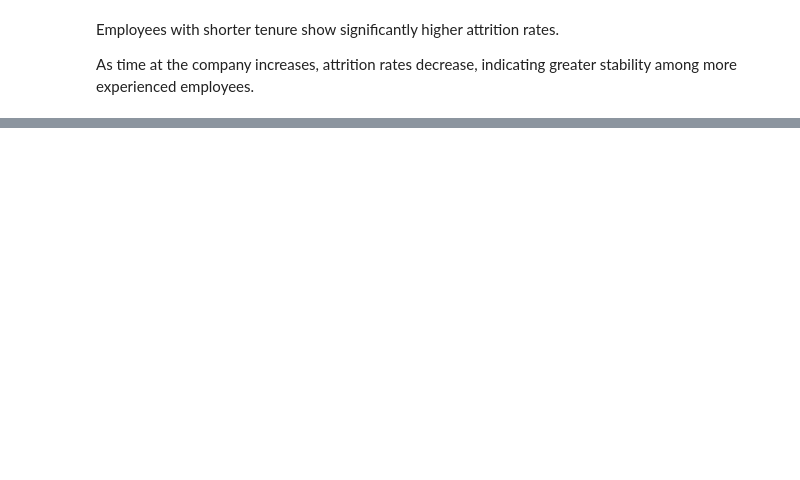
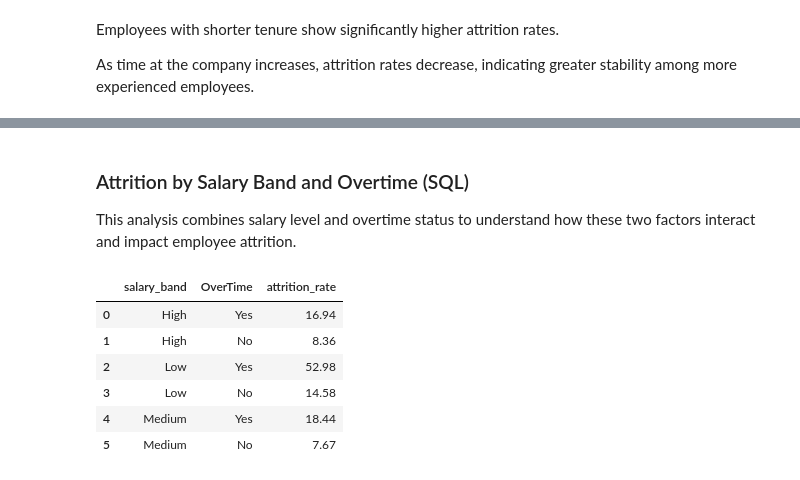
Before and after one commit to joaolouzada12/hr-employee-attrition-analysis, a Jupyter notebook: notebook/attrition_analysis.ipynb, the cells around one changed output, grey strips where cells are left out. Cells and saved outputs as stored; diff of their text form; code cells hidden in the pictures; blank space fills up the shorter version.

```diff
--- a/notebook/attrition_analysis.ipynb
+++ b/notebook/attrition_analysis.ipynb
@@ -239,0 +312,28 @@ As time at the company increases, attrition rates decrease, indicating greater s
+# %% [markdown]
+### Attrition by Salary Band and Overtime (SQL)
+
+This analysis combines salary level and overtime status to understand how these two factors interact and impact employee attrition.
+# %%
+query = """
+SELECT
+    CASE
+        WHEN MonthlyIncome < 4000 THEN 'Low'
+        WHEN MonthlyIncome BETWEEN 4000 AND 7000 THEN 'Medium'
+        ELSE 'High'
+    END AS salary_band,
+    OverTime,
+    ROUND(AVG(CASE WHEN Attrition = 'Yes' THEN 1 ELSE 0 END) * 100, 2) AS attrition_rate
+FROM employees
+GROUP BY salary_band, OverTime
+ORDER BY salary_band, attrition_rate DESC
+"""
+
+pd.read_sql(query, conn)
+# %% [output]
+|  | salary_band | OverTime | attrition_rate |
+| 0 | High | Yes | 16.94 |
+| 1 | High | No | 8.36 |
+| 2 | Low | Yes | 52.98 |
+| 3 | Low | No | 14.58 |
+| 4 | Medium | Yes | 18.44 |
+| 5 | Medium | No | 7.67 |
```
Also changed, not shown: parts of 32 cells of this notebook, 5 other files.
